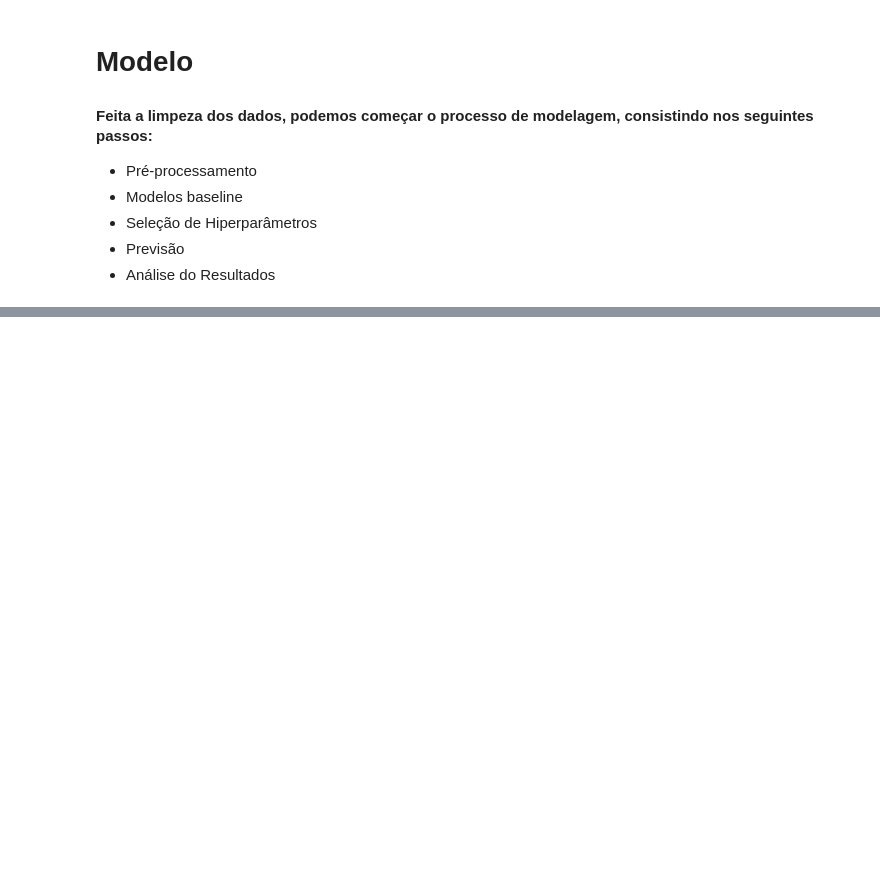
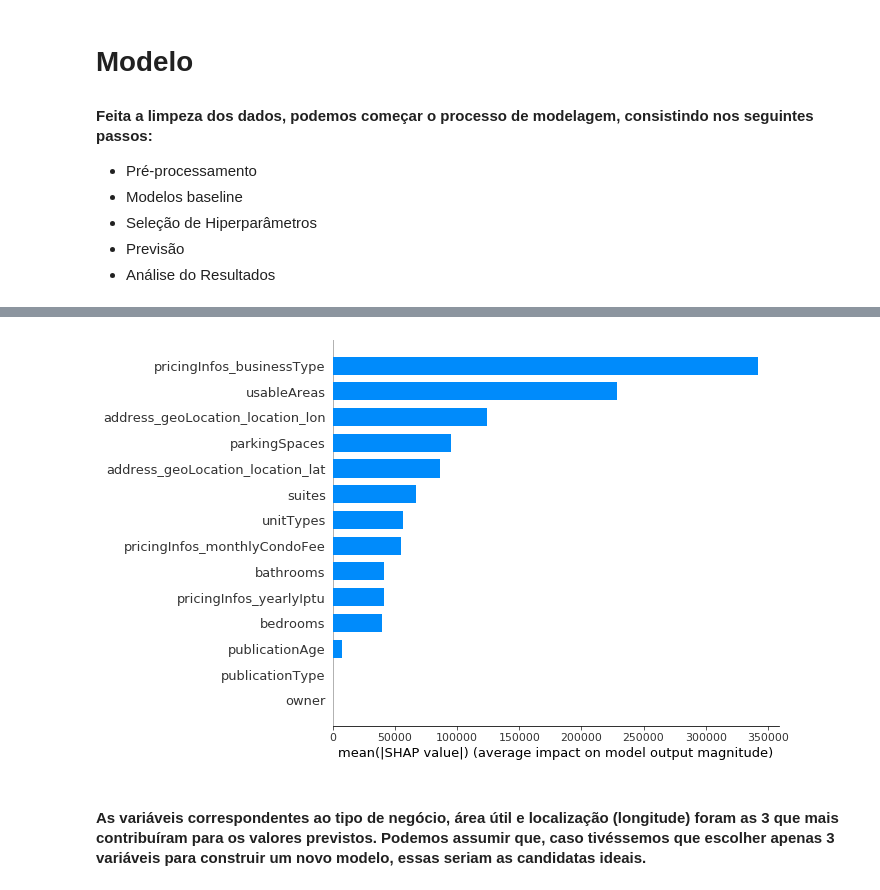
Before and after one commit to fbarscevicius/grupo-zap-ds-challenge, a Jupyter notebook: code/grupo_zap_challenge.ipynb, the cells around one changed output, grey strips where cells are left out. Saved outputs shown, nothing was run; the diff lists cells and outputs as text; code cells hidden in the pictures; blank space fills up the shorter version.

```diff
--- a/code/grupo_zap_challenge.ipynb
+++ b/code/grupo_zap_challenge.ipynb
@@ -491,0 +619,6 @@ X = df_train.drop(axis=1, columns=['pricingInfos_price'])
+# %%
+shap.summary_plot(shap_values, X_shap, plot_type='bar')
+# %% [output]
+[figure, added]
+# %% [markdown]
+#### As variáveis correspondentes ao tipo de negócio, área útil e localização (longitude) foram as 3 que mais contribuíram para os valores previstos. Podemos assumir que, caso tivéssemos que escolher apenas 3 variáveis para construir um novo modelo, essas seriam as candidatas ideais.
```
Also changed, not shown: parts of 34 cells of this notebook, 3 other files.
